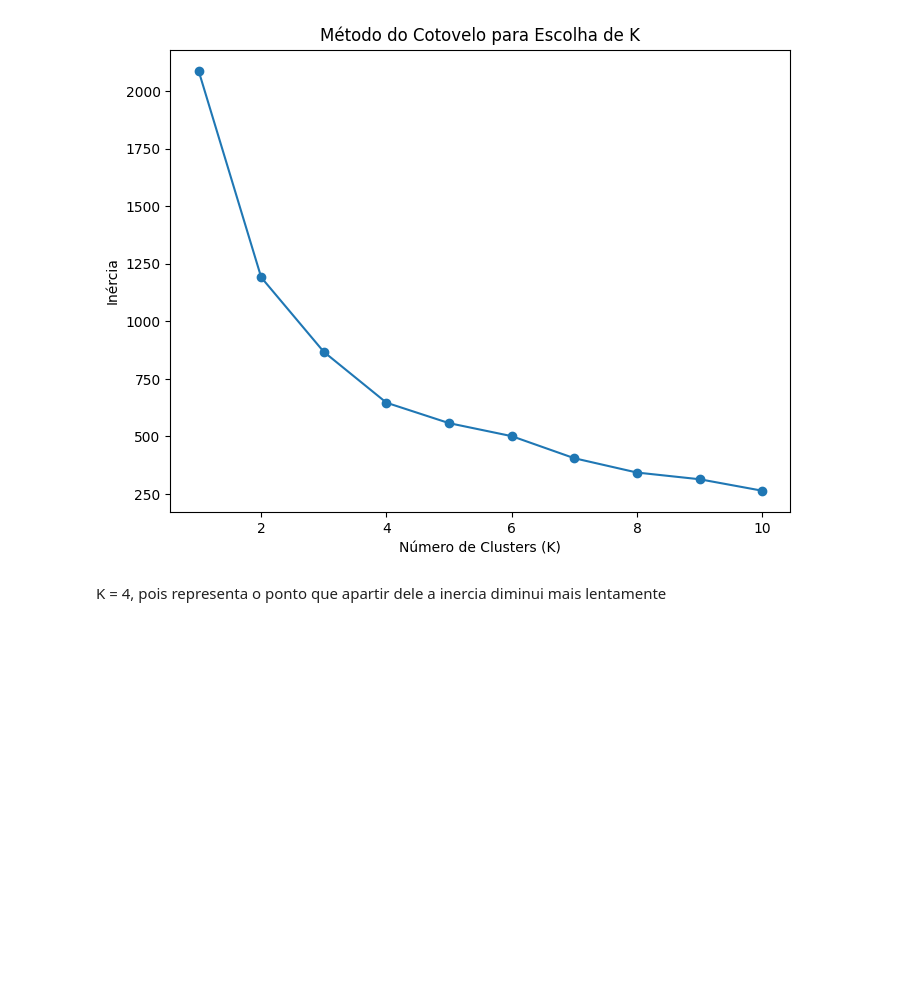
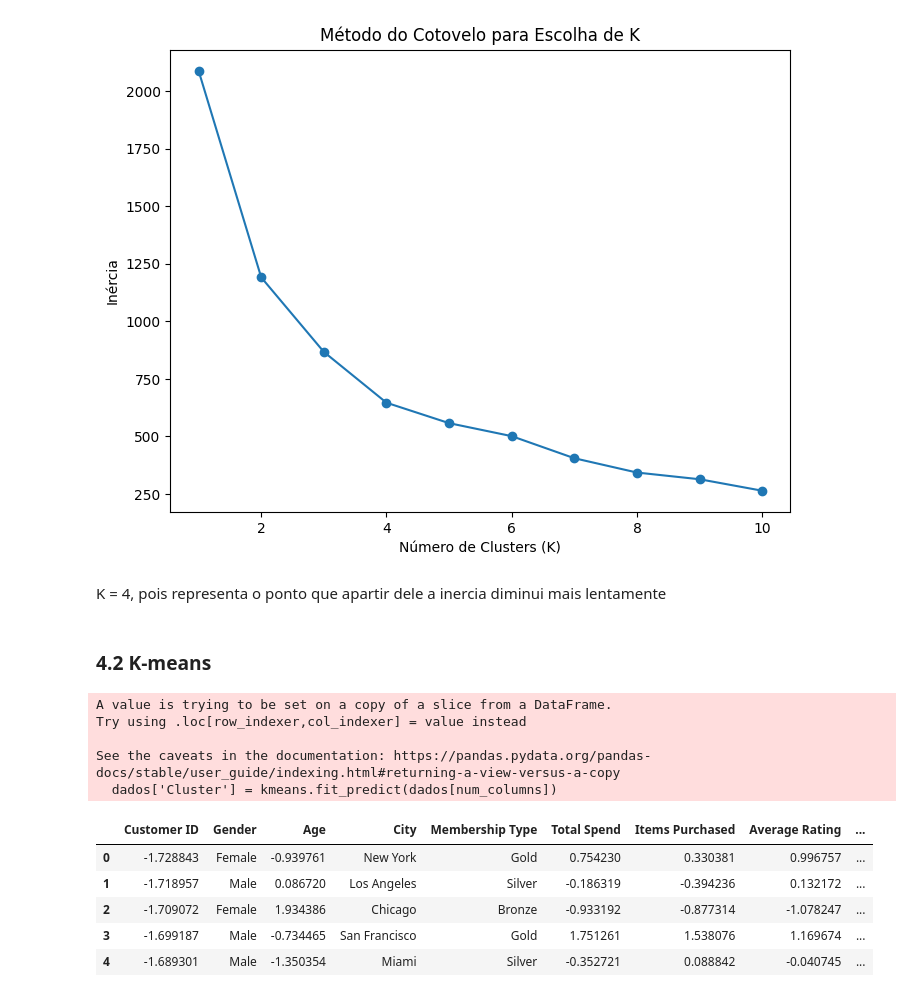
Before and after one commit to HammadN98/Segmentacao_de_Clientes_para_E-commerce, a Jupyter notebook: notebooks/E_commerce_behavior.ipynb, the cells around one changed output. Saved outputs shown, nothing was run; the diff lists cells and outputs as text; code cells hidden in the pictures; blank space fills up the shorter version.

```diff
--- a/notebooks/E_commerce_behavior.ipynb
+++ b/notebooks/E_commerce_behavior.ipynb
@@ -161,3 +167,23 @@ plt.show()
 [figure]
 # %% [markdown]
 K = 4, pois representa o ponto que apartir dele a inercia diminui mais lentamente
+# %% [markdown]
+### 4.2 K-means
+# %%
+# Configurar e rodar o K-means com K=4, valor obtido acima
+kmeans = KMeans(n_clusters=4, random_state=42)
+dados['Cluster'] = kmeans.fit_predict(dados[num_columns])
+
+dados.head()
+# %% [output]
+A value is trying to be set on a copy of a slice from a DataFrame.
+Try using .loc[row_indexer,col_indexer] = value instead
+
+See the caveats in the documentation: https://pandas.pydata.org/pandas-docs/stable/user_guide/indexing.html#returning-a-view-versus-a-copy
+  dados['Cluster'] = kmeans.fit_predict(dados[num_columns])
+|  | Customer ID | Gender | Age | City | Membership Type | Total Spend | Items Purchased | Average Rating | ... |
+| 0 | -1.728843 | Female | -0.939761 | New York | Gold | 0.754230 | 0.330381 | 0.996757 | ... |
+| 1 | -1.718957 | Male | 0.086720 | Los Angeles | Silver | -0.186319 | -0.394236 | 0.132172 | ... |
+| 2 | -1.709072 | Female | 1.934386 | Chicago | Bronze | -0.933192 | -0.877314 | -1.078247 | ... |
+| 3 | -1.699187 | Male | -0.734465 | San Francisco | Gold | 1.751261 | 1.538076 | 1.169674 | ... |
+| 4 | -1.689301 | Male | -1.350354 | Miami | Silver | -0.352721 | 0.088842 | -0.040745 | ... |
```
Also changed, not shown: parts of 6 cells of this notebook.
